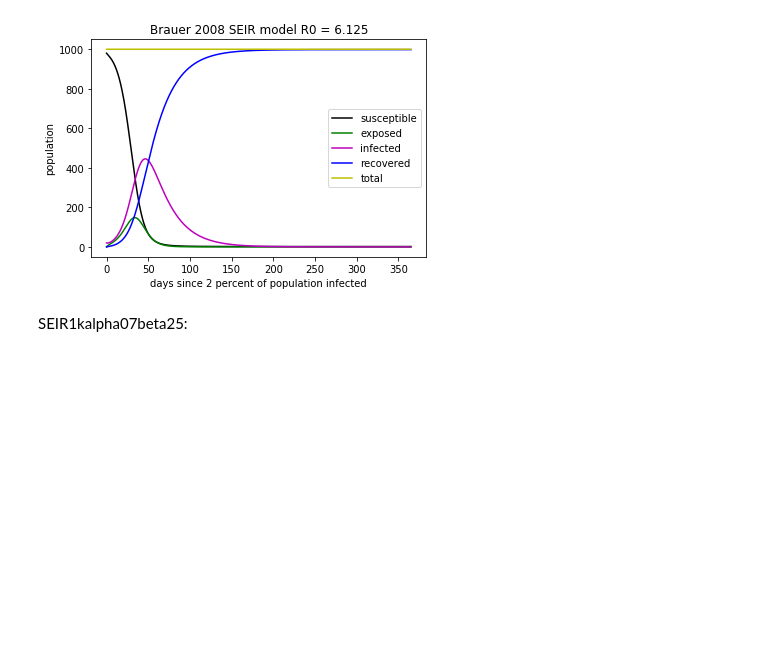
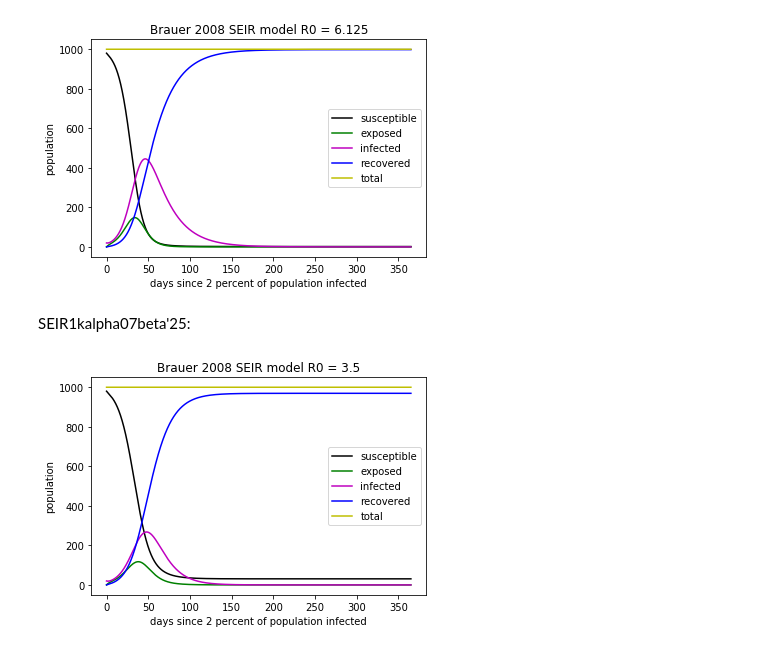
Before and after one commit to jsimpson2020/CODESIR, a Jupyter notebook: Brauer 2008 SEIR model.ipynb, the cells around one changed output. Drawn from its saved outputs; the diff is of its cells as text; code cells hidden in the pictures; blank space fills up the shorter version.

Commit message:
added SEIR model andfixed a few spelling issues

```diff
--- a/Brauer 2008 SEIR model.ipynb
+++ b/Brauer 2008 SEIR model.ipynb
@@ -42,7 +42,7 @@ import pandas as pd
 # %% [markdown]
 ### Data Collection for SEIR model
 # %%
-def BrauerSEIR(N=1000, alpha=0.04, betaprime=0.25, filename="SEIR1kalpha04beta25.csv", plotname="SEIR1kalpha04beta25.png"):
+def BrauerSEIR(N=1000, alpha=0.04, betaprime=0.25, filename="SEIR1kalpha04beta'25.csv", plotname="SEIR1kalpha04beta'25.png"):
     ''' input population size, alpha value, filename
     returns plot and saves data as dataframe under filename and plot unde plotname
     MAKE SURE THAT FILENAME AND PLOTNAME ENTRIES INCLUDE FILE FORMAT
@@ -112,7 +112,9 @@ SEIR1kalpha04beta25:
 BrauerSEIR()
 # %% [output]
 [figure]
-# %% [markdown]
-SEIR1kalpha07beta25:
+# %% [markdown]
+SEIR1kalpha07beta'25:
 # %%
-BrauerSEIR(1000, 0.07, 0.25)
+BrauerSEIR(1000, 0.07, 0.25, "SEIR1kalpha07beta'25.csv", "SEIR1kalpha07beta'25.png")
+# %% [output]
+[figure, added]
```
Also changed, not shown: parts of 39 cells of this notebook, 42 other files.
